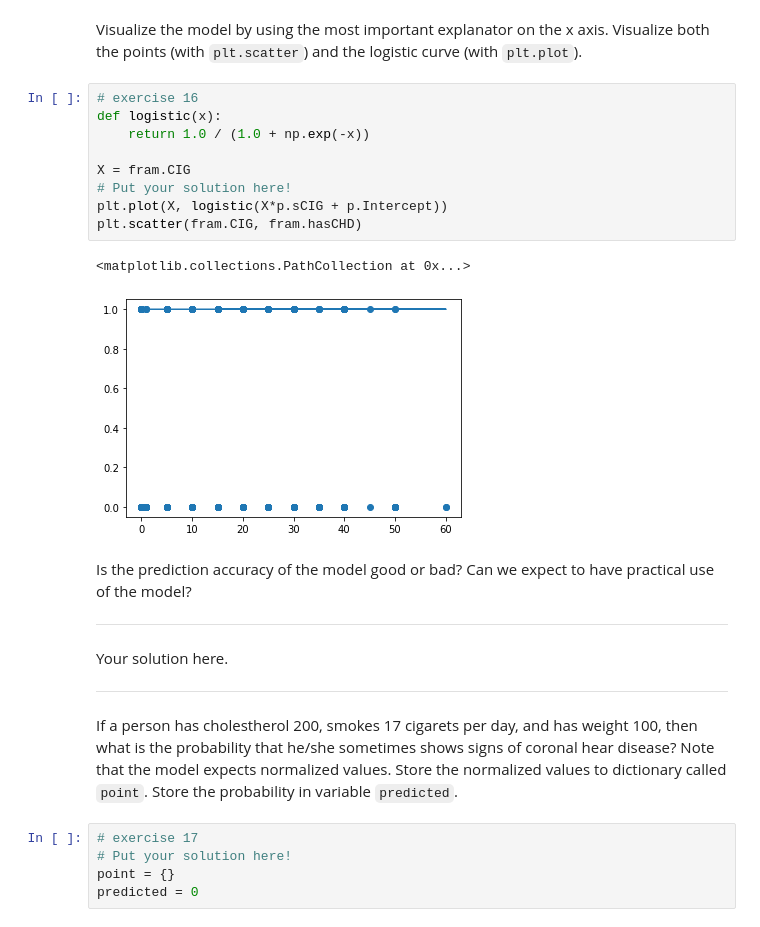
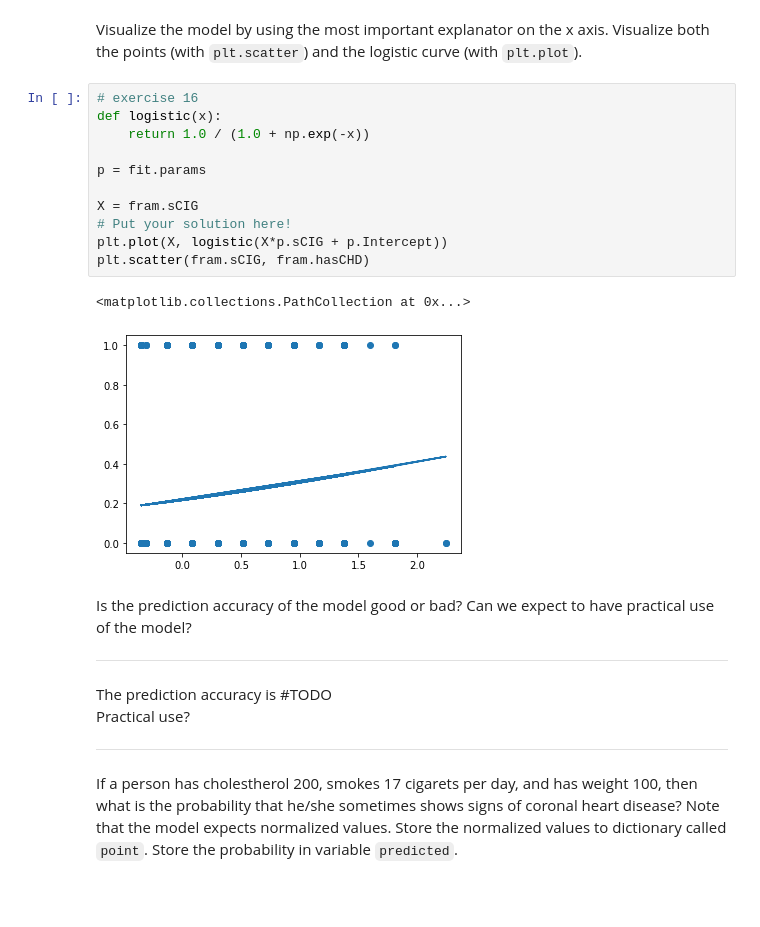
Before and after one commit to nyksy/data-analysis-with-python-2021, a Jupyter notebook: part08/src/project_notebook_regression_analysis.ipynb, the cells around one changed output. Cells and saved outputs as stored; diff of their text form; blank space fills up the shorter version.

```diff
--- a/part08/src/project_notebook_regression_analysis.ipynb
+++ b/part08/src/project_notebook_regression_analysis.ipynb
@@ -416,24 +487,24 @@ and the logistic curve (with `plt.plot`).
 # %%
 # exercise 16
 def logistic(x):
     return 1.0 / (1.0 + np.exp(-x))
 
-X = fram.CIG
+p = fit.params
+
+X = fram.sCIG
 # Put your solution here!
 plt.plot(X, logistic(X*p.sCIG + p.Intercept))
-plt.scatter(fram.CIG, fram.hasCHD)
+plt.scatter(fram.sCIG, fram.hasCHD)
 # %% [output]
 <matplotlib.collections.PathCollection at 0x...>
-[figure, old version]
+[figure, new version]
 # %% [markdown]
 Is the prediction accuracy of the model good or bad? Can we expect to have practical use of the model?
 ***
-Your solution here.
+
+The prediction accuracy is #TODO
+Practical use?
+
 ***
 # %% [markdown]
-If a person has cholestherol 200, smokes 17 cigarets per day, and has weight 100, then what is the probability that he/she sometimes shows signs of coronal hear disease? Note that the model expects normalized values. Store the normalized values to dictionary called `point`. Store the probability in variable `predicted`.
+If a person has cholestherol 200, smokes 17 cigarets per day, and has weight 100, then what is the probability that he/she sometimes shows signs of coronal heart disease? Note that the model expects normalized values. Store the normalized values to dictionary called `point`. Store the probability in variable `predicted`.
-# %%
-# exercise 17
-# Put your solution here!
-point = {}
-predicted = 0
```
Also changed, not shown: parts of 16 cells of this notebook.
